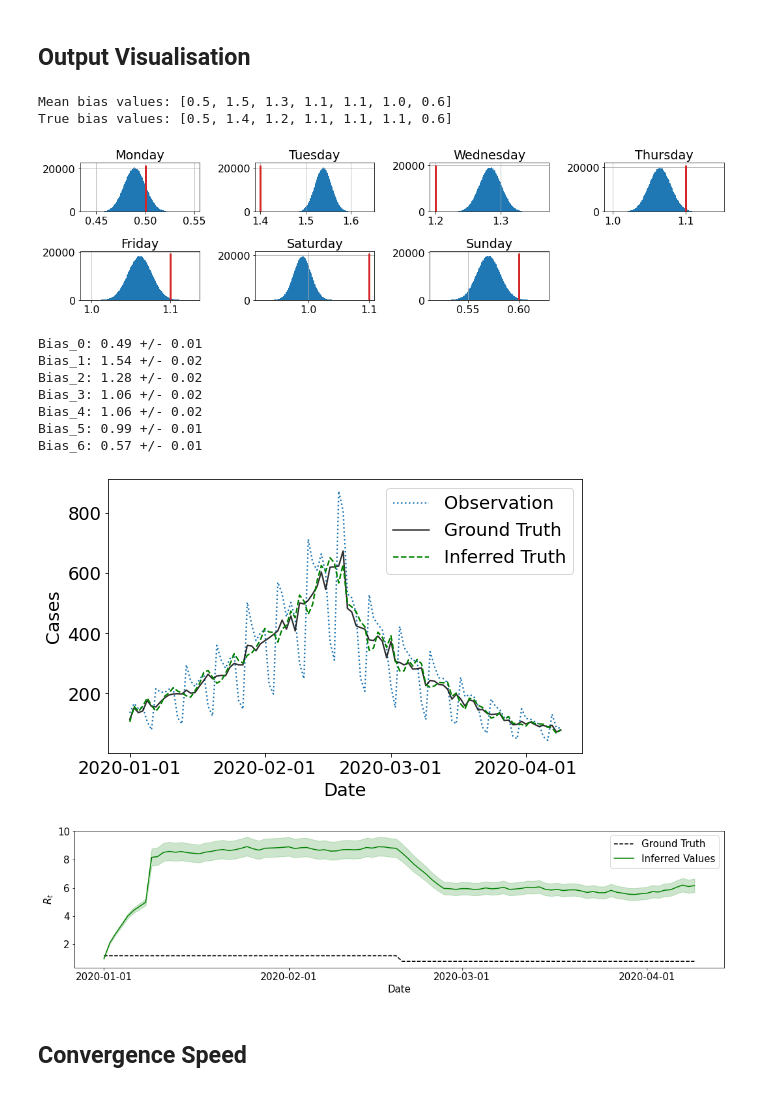
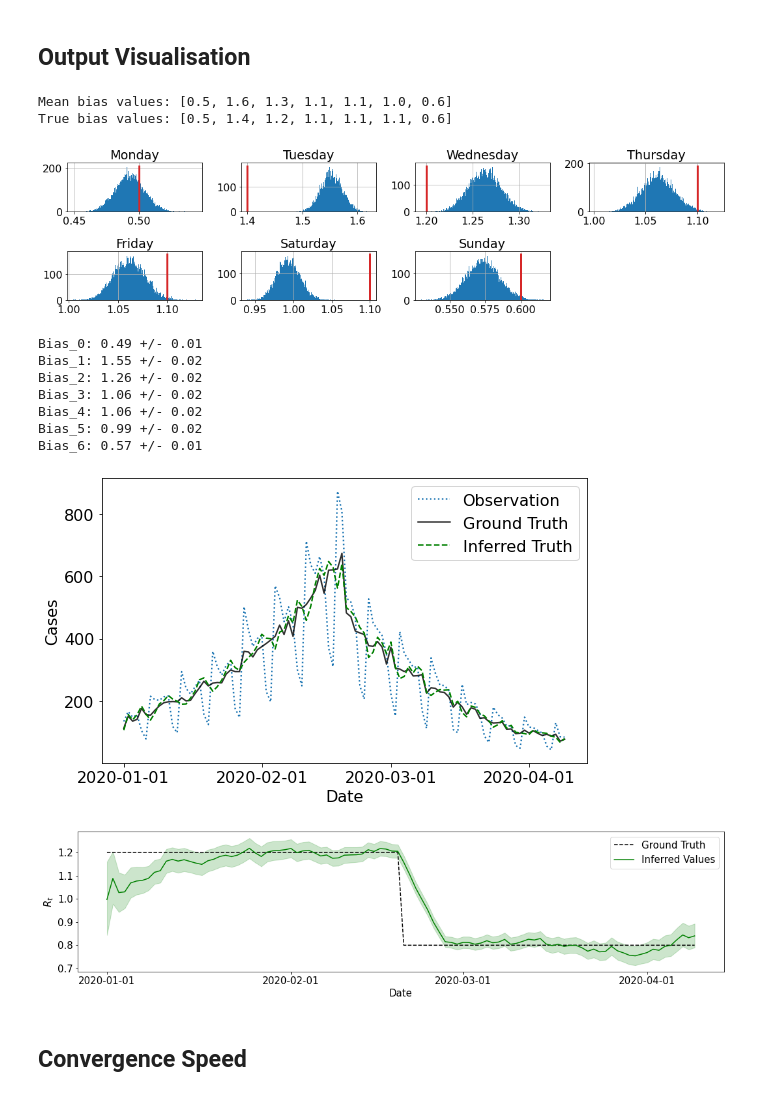
Before and after one commit to KCGallagher/periodic-sampling, a Jupyter notebook: periodic_sampling/fixed_bias_sampler.ipynb, the cells around one changed output. Drawn from its saved outputs; the diff is of its cells as text; code cells hidden in the pictures.

```diff
--- a/periodic_sampling/fixed_bias_sampler.ipynb
+++ b/periodic_sampling/fixed_bias_sampler.ipynb
@@ -136,13 +136,13 @@ params['Rt_window'] = 7  # Assume it is constant for 7 days
 for i, val in enumerate(I_data):  # Observed cases - not a Parameter
     params[("data_" + str(i))] = val
 
+for i in range(0, len(I_data)):  # Reproductive number values
+    params[("R_" + str(i))] = rt_parameter(value=1, index=i)
+
 for i in range(7):  # Weekday bias parameters
     params[("bias_" + str(i))] = scale_bias_parameter(1, index=i)
 
-for i in range(0, len(I_data)):  # Reproductive number values
-    params[("R_" + str(i))] = rt_parameter(value=1, index=i)
-
-step_num = int(1e6)
+step_num = int(1e4)
 sampler = MixedSampler(params=params)
 output = sampler.sampling_routine(step_num=step_num, sample_burnin=0)
 
@@ -153,7 +153,7 @@ images_path = "synthetic_inference/stepped_R/scale_bias_model/normalised_bias/"
 # %%
 # # Read in old dataset
 
-output = pd.read_csv("../data/outputs/scale_bias_model/normalised_bias/hidden_synth_inference_T_scale_100_N0_100_R0diff_0.2_It_1000000_seed_41.csv")
+# output = pd.read_csv("../data/outputs/scale_bias_model/normalised_bias/hidden_synth_inference_T_scale_100_N0_100_R0diff_0.2_It_1000000_seed_41.csv")
 # bias_method = 'scale'; time_steps = 600; N_0 = 100; R_0 = 0.99; step_num = 300; seed = 32
 # if 'R_t' in output.columns:  # Backward compatibility
 #     output['R_0'] = output['R_t']
@@ -163,7 +163,7 @@ output = pd.read_csv("../data/outputs/scale_bias_model/normalised_bias/hidden_sy
 # rep = Reporter(model.case_data, start_date=start_date)  # Start on Mon 6th for ease
 # truth_df = rep.unbiased_report(); bias_df = rep.fixed_bias_report(bias=bias, method=bias_method)
 
-images_path = "synthetic_inference/stepped_R/scale_bias_model/normalised_bias/"
+# images_path = "synthetic_inference/stepped_R/scale_bias_model/normalised_bias/"
 # %% [markdown]
 ## Output Visualisation
 # %%
@@ -178,15 +178,15 @@ for i in range(7):
     histos.flatten()[i].set_title(weekdays[i])
     histos.flatten()[i].vlines(x=bias[i], ymin=0, ymax=histos.flatten()[i].get_ylim()[1], color='tab:red', linewidth=3)
 plt.gcf().patch.set_facecolor('white'); plt.tight_layout()
-# plt.savefig(f"../images/{images_path}"
-#             + f"biases_posterior_{bias_method}_T_{time_steps}_N0_{N_0}_R0diff_{R0_diff}_It_{step_num}_seeds_{seed}.png")
+plt.savefig(f"../images/{images_path}"
+            + f"biases_posterior_{bias_method}_T_{time_steps}_N0_{N_0}_R0diff_{R0_diff}_It_{step_num}_seeds_{seed}.png")
 
 print("Mean bias values: " + str(output_bias))
 print(f"True bias values: {bias}")
 # %% [output]
-Mean bias values: [0.5, 1.5, 1.3, 1.1, 1.1, 1.0, 0.6]
+Mean bias values: [0.5, 1.6, 1.3, 1.1, 1.1, 1.0, 0.6]
 True bias values: [0.5, 1.4, 1.2, 1.1, 1.1, 1.1, 0.6]
-[figure, old version]
+[figure, new version]
 # %%
 for i in range(7):
     mean = np.round(np.mean(output['bias_' + str((i - start_index) % 7)]), 2)
@@ -194,11 +194,11 @@ for i in range(7):
     print(f"Bias_{i}: {mean} +/- {std}")
 # %% [output]
 Bias_0: 0.49 +/- 0.01
-Bias_1: 1.54 +/- 0.02
-Bias_2: 1.28 +/- 0.02
+Bias_1: 1.55 +/- 0.02
+Bias_2: 1.26 +/- 0.02
 Bias_3: 1.06 +/- 0.02
 Bias_4: 1.06 +/- 0.02
-Bias_5: 0.99 +/- 0.01
+Bias_5: 0.99 +/- 0.02
 Bias_6: 0.57 +/- 0.01
 # %%
 predicted_truth = [bias_df['Confirmed'][i] / np.mean(output['bias_' + str(int(i % 7))])
@@ -214,10 +214,10 @@ fig.patch.set_facecolor('white')  # Overrides VSCode dark mode default
 axs.set_xticks(axs.get_xticks()[::2]);
 plt.xlabel("Date"); plt.ylabel("Cases");
 plt.legend();  plt.tight_layout()
-plt.savefig(f"../images/{images_path}"
-            + f"partial_reconstruction_{bias_method}_T_{time_steps}_N0_{N_0}_R0_diff_{R0_diff}_It_{step_num}_seed_{seed}.png")
+# plt.savefig(f"../images/{images_path}"
+#             + f"partial_reconstruction_{bias_method}_T_{time_steps}_N0_{N_0}_R0_diff_{R0_diff}_It_{step_num}_seed_{seed}.png")
 # %% [output]
-[figure, old version]
+[figure, new version]
 # %%
 # axs = output.hist([name for name in output.columns if name.startswith('R_')], bins=40, figsize=(12, 5));
 
@@ -232,30 +232,30 @@ plt.savefig(f"../images/{images_path}"
 # %%
 plt.rcParams['font.size'] = '15'; interval_range = 90
 predicted_R = []; upper_R = []; lower_R = []
 percentile = (100-interval_range) / 2
 
 
 if ('R_1' in output.columns):
     for index in range(0, time_steps):
         predicted_R.append(np.mean(output['R_' + str(index)]))
         upper_R.append(np.percentile(output['R_' + str(index)], 100-percentile))
         lower_R.append(np.percentile(output['R_' + str(index)], percentile))
 
     # Plot bias in data
     fig, ax = plt.subplots(1, figsize=(15, 4))
 
     ax.plot(truth_df['Date'], R0_list, color='black', label = 'Ground Truth', linestyle = 'dashed')
     ax.plot(truth_df['Date'], predicted_R, color='green', label = 'Inferred Values')
     ax.fill_between(truth_df['Date'], lower_R, upper_R, color = 'green', alpha=0.2)
 
     ax.set_xticks(ax.get_xticks()[::2]);
     fig.patch.set_facecolor('white')  # Overrides VSCode dark mode default
     plt.xlabel("Date"); plt.ylabel("$R_{t}$")
     plt.legend(); plt.tight_layout()
-    plt.savefig(f"../images/{images_path}"
-                + f"Rt_reconstruction_{bias_method}_T_{time_steps}_N0_{N_0}_R0diff_{R0_diff}_It_{step_num}_seed_{seed}.png")
+    # plt.savefig(f"../images/{images_path}"
+    #             + f"Rt_reconstruction_{bias_method}_T_{time_steps}_N0_{N_0}_R0diff_{R0_diff}_It_{step_num}_seed_{seed}.png")
 # %% [output]
-[figure, old version]
+[figure, new version]
 # %% [markdown]
 ## Convergence Speed
 # %%
```
Also changed, not shown: parts of 4 cells of this notebook, 3 other files.
